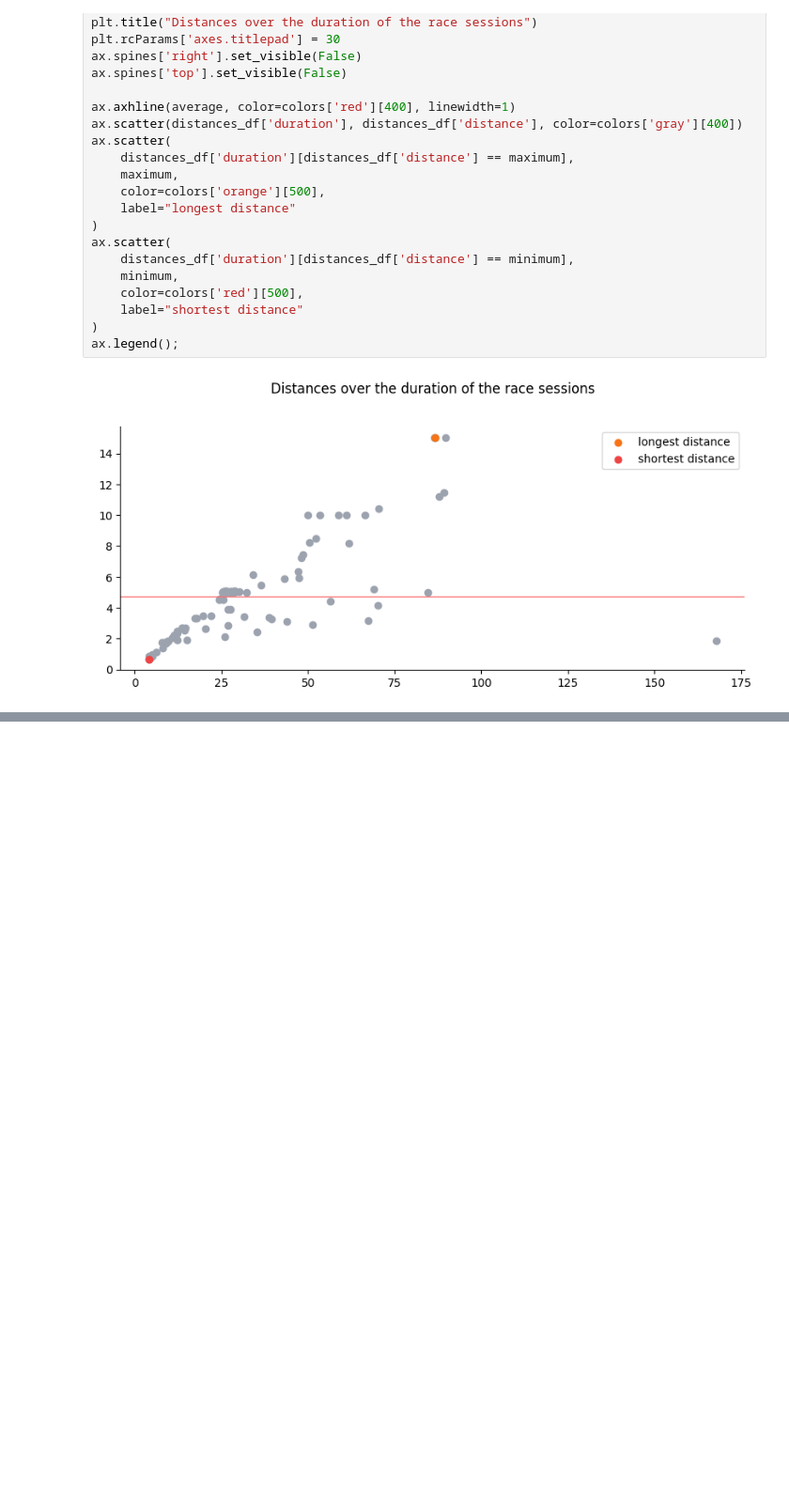
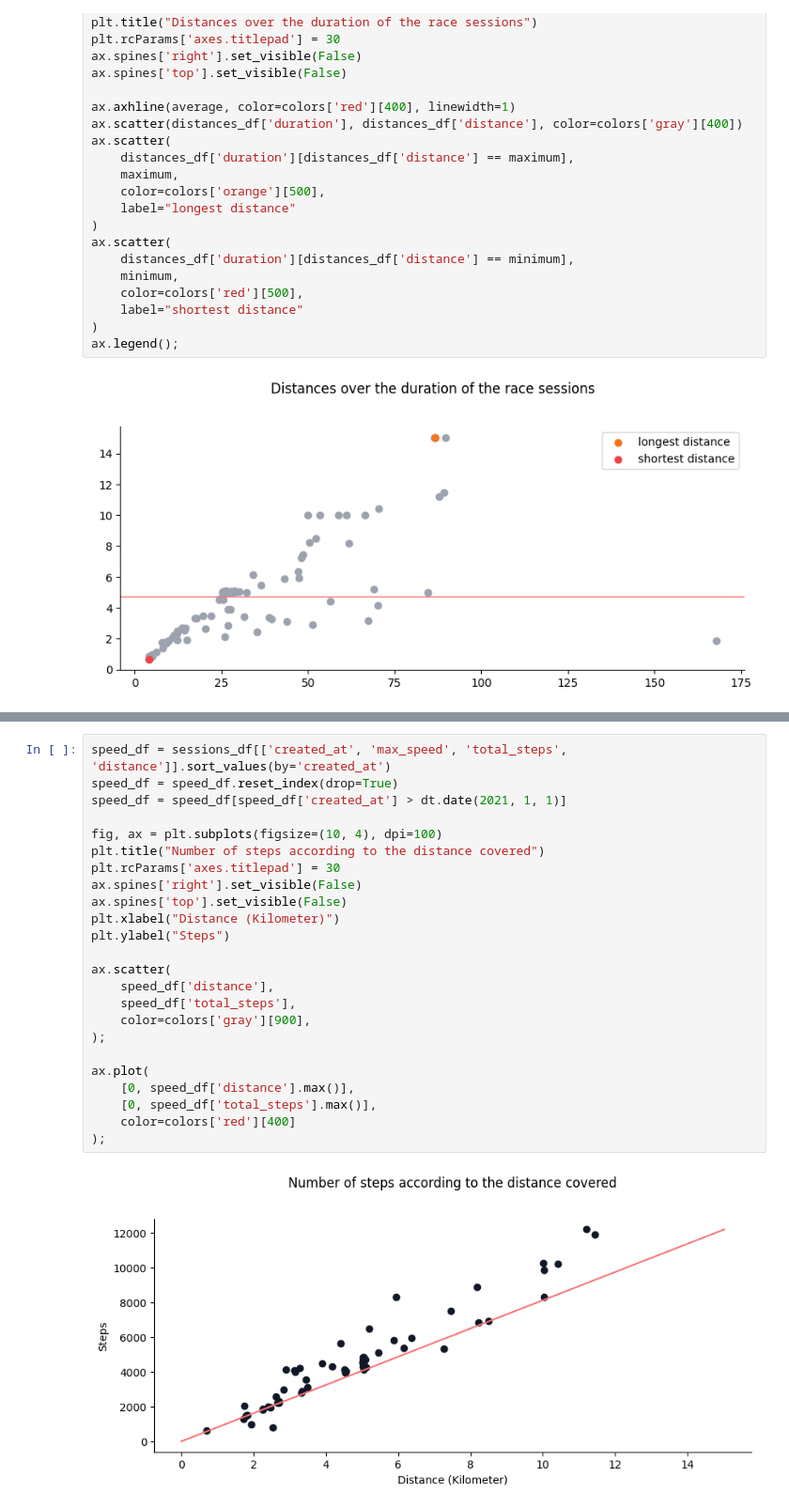
Before and after one commit to bernard-ng/running-visualization, a Jupyter notebook: running_data_visualization.ipynb, the cells around one changed output, grey strips where cells are left out. Shown at 94% size. Drawn from its saved outputs; the diff is of its cells as text; blank space fills up the shorter version.

```diff
--- a/running_data_visualization.ipynb
+++ b/running_data_visualization.ipynb
@@ -309,0 +379,26 @@ ax.legend();
+# %%
+speed_df = sessions_df[['created_at', 'max_speed', 'total_steps', 'distance']].sort_values(by='created_at')
+speed_df = speed_df.reset_index(drop=True)
+speed_df = speed_df[speed_df['created_at'] > dt.date(2021, 1, 1)]
+
+fig, ax = plt.subplots(figsize=(10, 4), dpi=100)
+plt.title("Number of steps according to the distance covered")
+plt.rcParams['axes.titlepad'] = 30
+ax.spines['right'].set_visible(False)
+ax.spines['top'].set_visible(False)
+plt.xlabel("Distance (Kilometer)")
+plt.ylabel("Steps")
+
+ax.scatter(
+    speed_df['distance'],
+    speed_df['total_steps'],
+    color=colors['gray'][900],
+);
+
+ax.plot(
+    [0, speed_df['distance'].max()],
+    [0, speed_df['total_steps'].max()],
+    color=colors['red'][400]
+);
+# %% [output]
+[figure, added]
```
Also changed, not shown: parts of 8 cells of this notebook.
